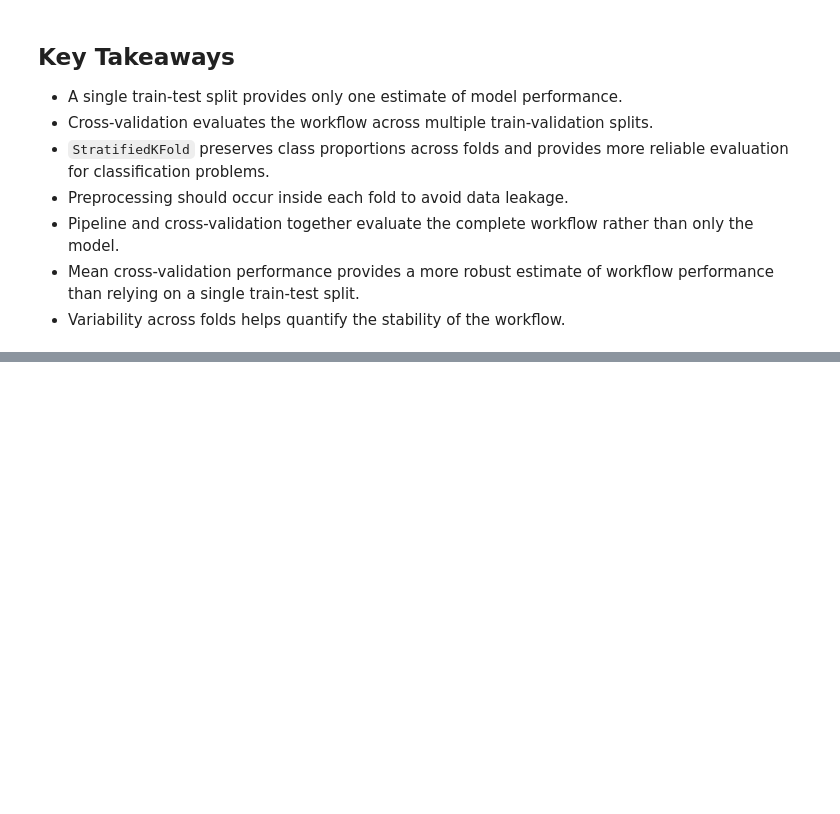
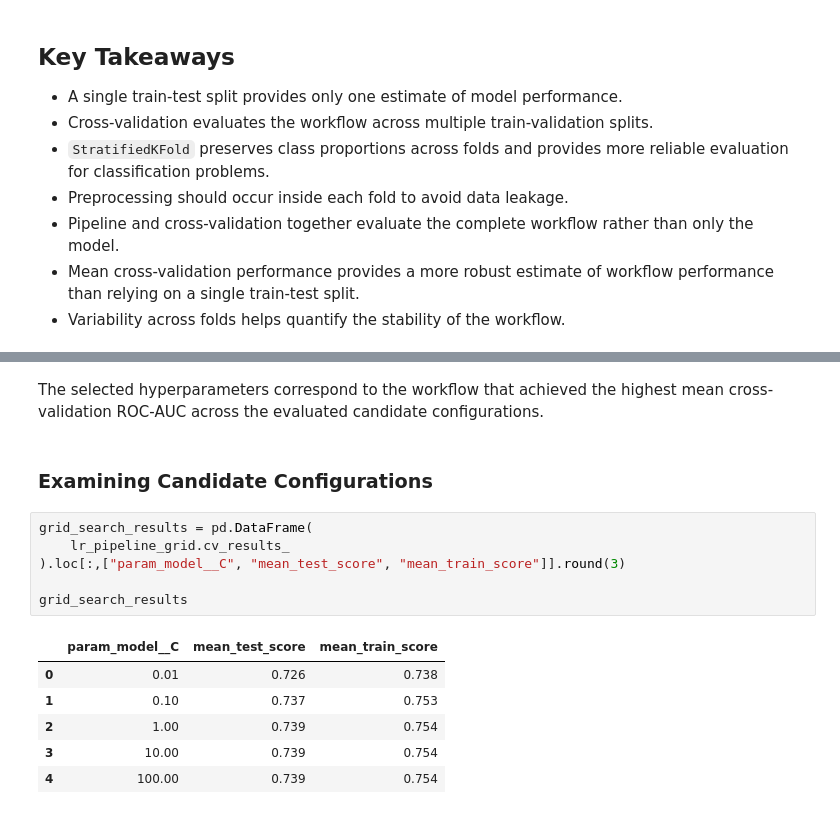
Before and after one commit to AmishaTiwari/ml-model-playbook, a Jupyter notebook: ml_pipelines/ml_pipelines.ipynb, the cells around one changed output, grey strips where cells are left out. Drawn from its saved outputs; the diff is of its cells as text; blank space fills up the shorter version.

```diff
--- a/ml_pipelines/ml_pipelines.ipynb
+++ b/ml_pipelines/ml_pipelines.ipynb
@@ -1108,0 +1209,17 @@ These practices can produce misleading performance estimates and unreliable mode
+# %% [markdown]
+The selected hyperparameters correspond to the workflow that achieved the highest mean cross-validation ROC-AUC across the evaluated candidate configurations.
+# %% [markdown]
+### Examining Candidate Configurations
+# %%
+grid_search_results = pd.DataFrame(
+    lr_pipeline_grid.cv_results_
+).loc[:,["param_model__C", "mean_test_score", "mean_train_score"]].round(3)
+
+grid_search_results
+# %% [output]
+|  | param_model__C | mean_test_score | mean_train_score |
+| 0 | 0.01 | 0.726 | 0.738 |
+| 1 | 0.10 | 0.737 | 0.753 |
+| 2 | 1.00 | 0.739 | 0.754 |
+| 3 | 10.00 | 0.739 | 0.754 |
+| 4 | 100.00 | 0.739 | 0.754 |
```
Also changed, not shown: parts of 21 cells of this notebook.
